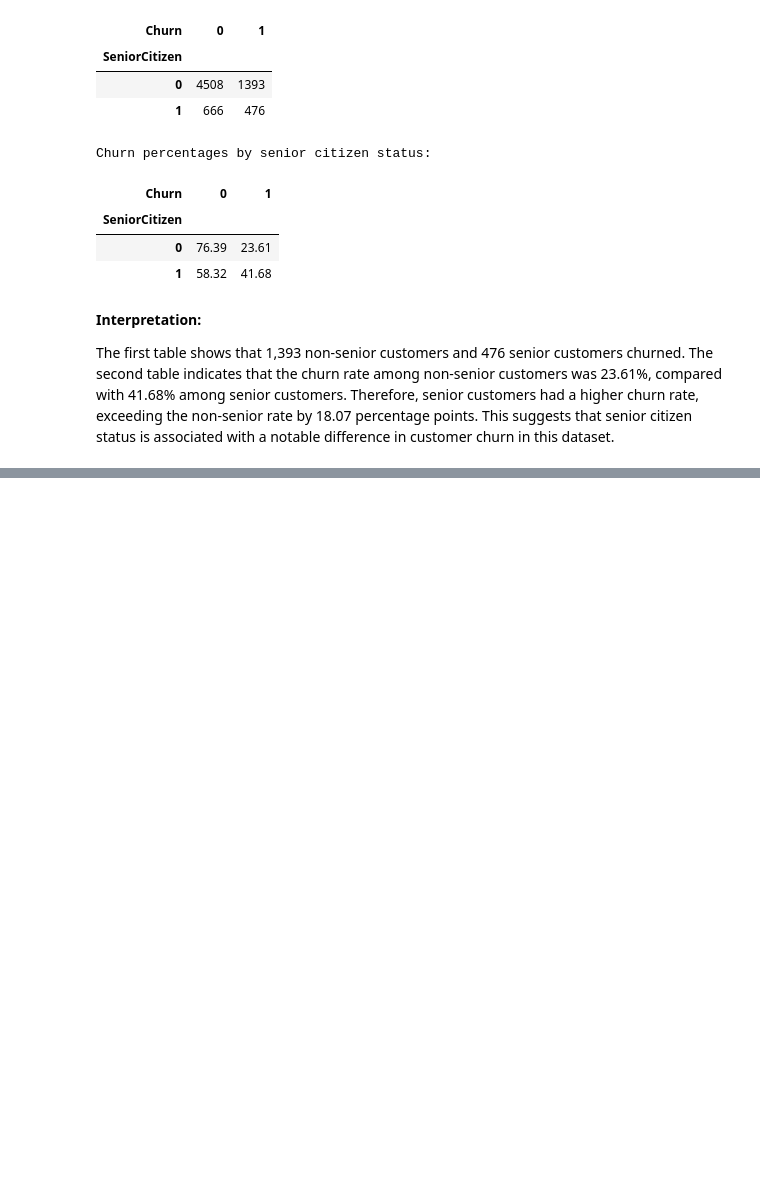
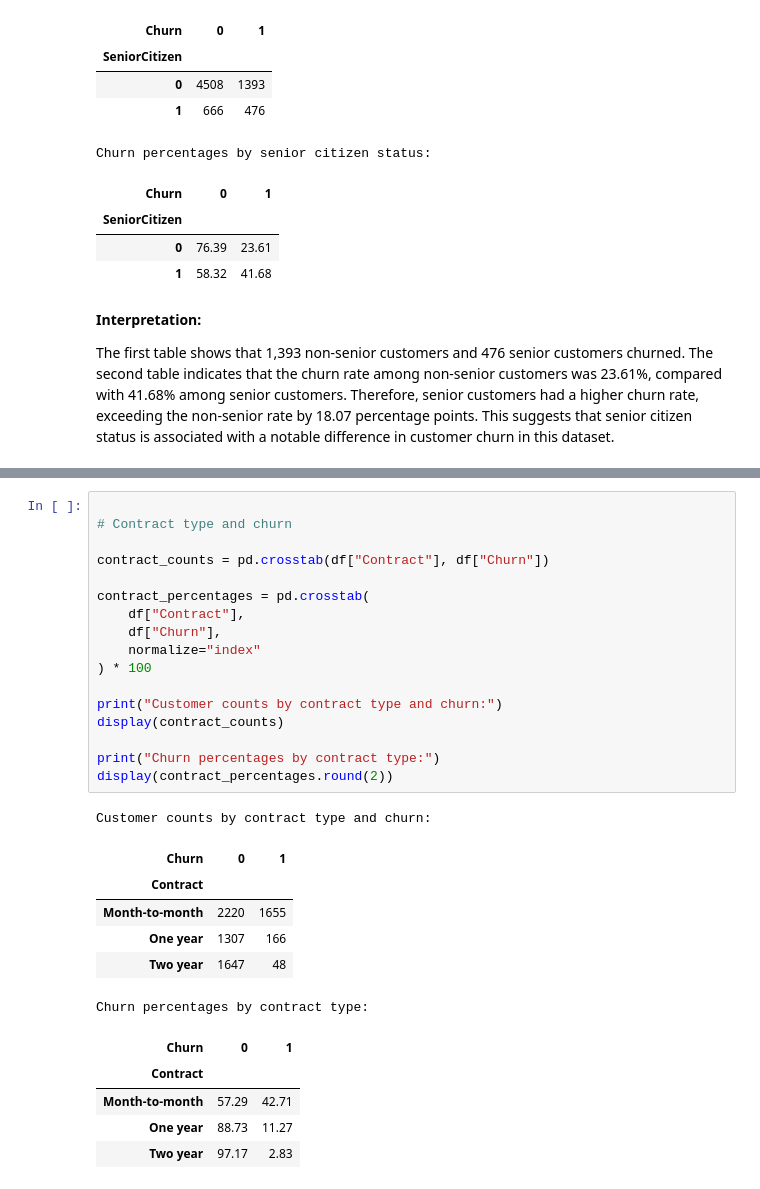
Before and after one commit to YvonneMukabera/computing-intelligence-lab-1, a Jupyter notebook: lab-1-telco-customer-churn-analysis.ipynb, the cells around one changed output, grey strips where cells are left out. Cells and saved outputs as stored; diff of their text form; blank space fills up the shorter version.

```diff
--- a/lab-1-telco-customer-churn-analysis.ipynb
+++ b/lab-1-telco-customer-churn-analysis.ipynb
@@ -342,0 +466,30 @@ The first table shows that 1,393 non-senior customers and 476 senior customers c
+# %%
+
+# Contract type and churn
+
+contract_counts = pd.crosstab(df["Contract"], df["Churn"])
+
+contract_percentages = pd.crosstab(
+    df["Contract"],
+    df["Churn"],
+    normalize="index"
+) * 100
+
+print("Customer counts by contract type and churn:")
+display(contract_counts)
+
+print("Churn percentages by contract type:")
+display(contract_percentages.round(2))
+# %% [output]
+Customer counts by contract type and churn:
+| Churn | 0 | 1 |
+| Contract |  |  |
+| Month-to-month | 2220 | 1655 |
+| One year | 1307 | 166 |
+| Two year | 1647 | 48 |
+Churn percentages by contract type:
+| Churn | 0 | 1 |
+| Contract |  |  |
+| Month-to-month | 57.29 | 42.71 |
+| One year | 88.73 | 11.27 |
+| Two year | 97.17 | 2.83 |
```
Also changed, not shown: parts of 17 cells of this notebook.
